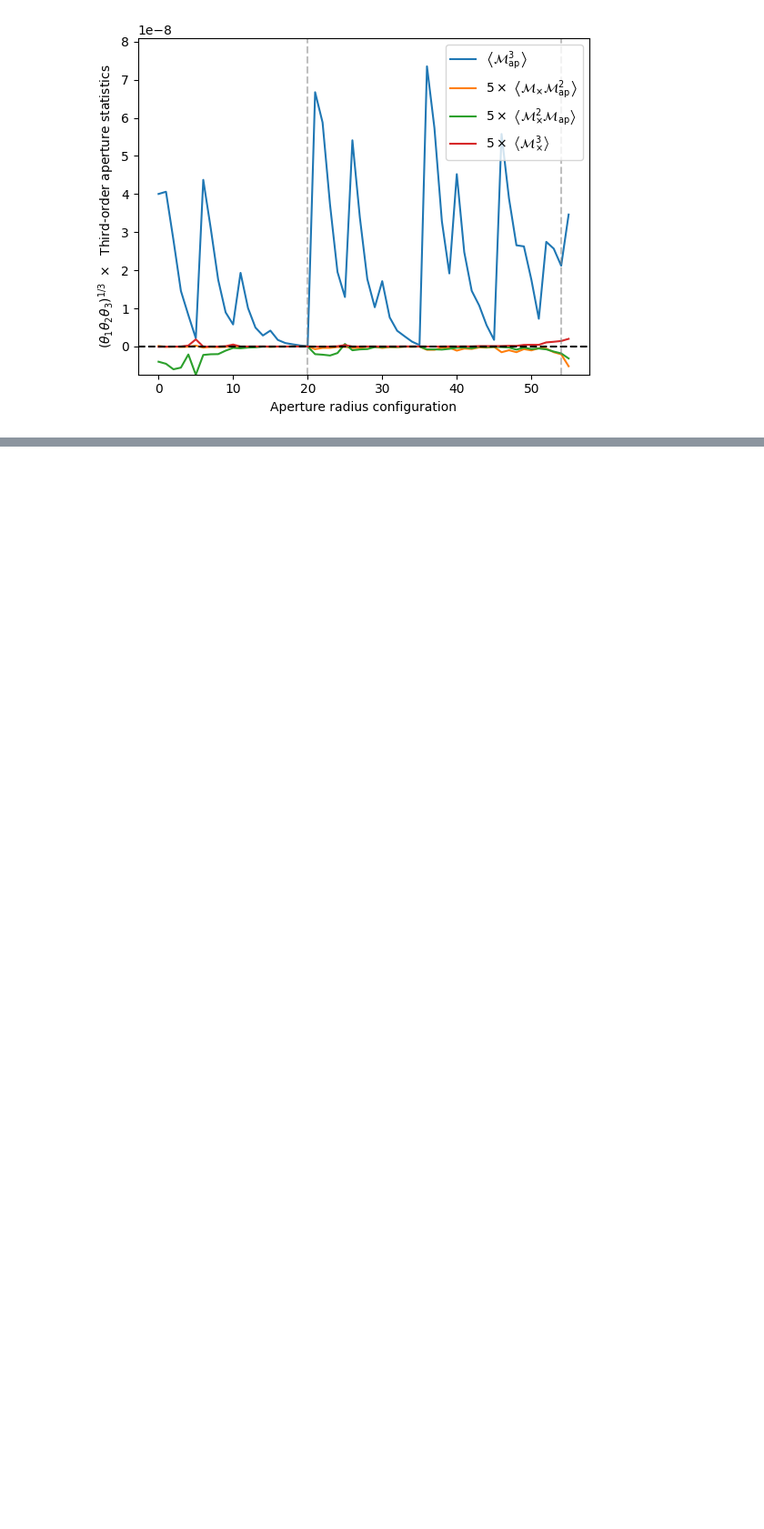
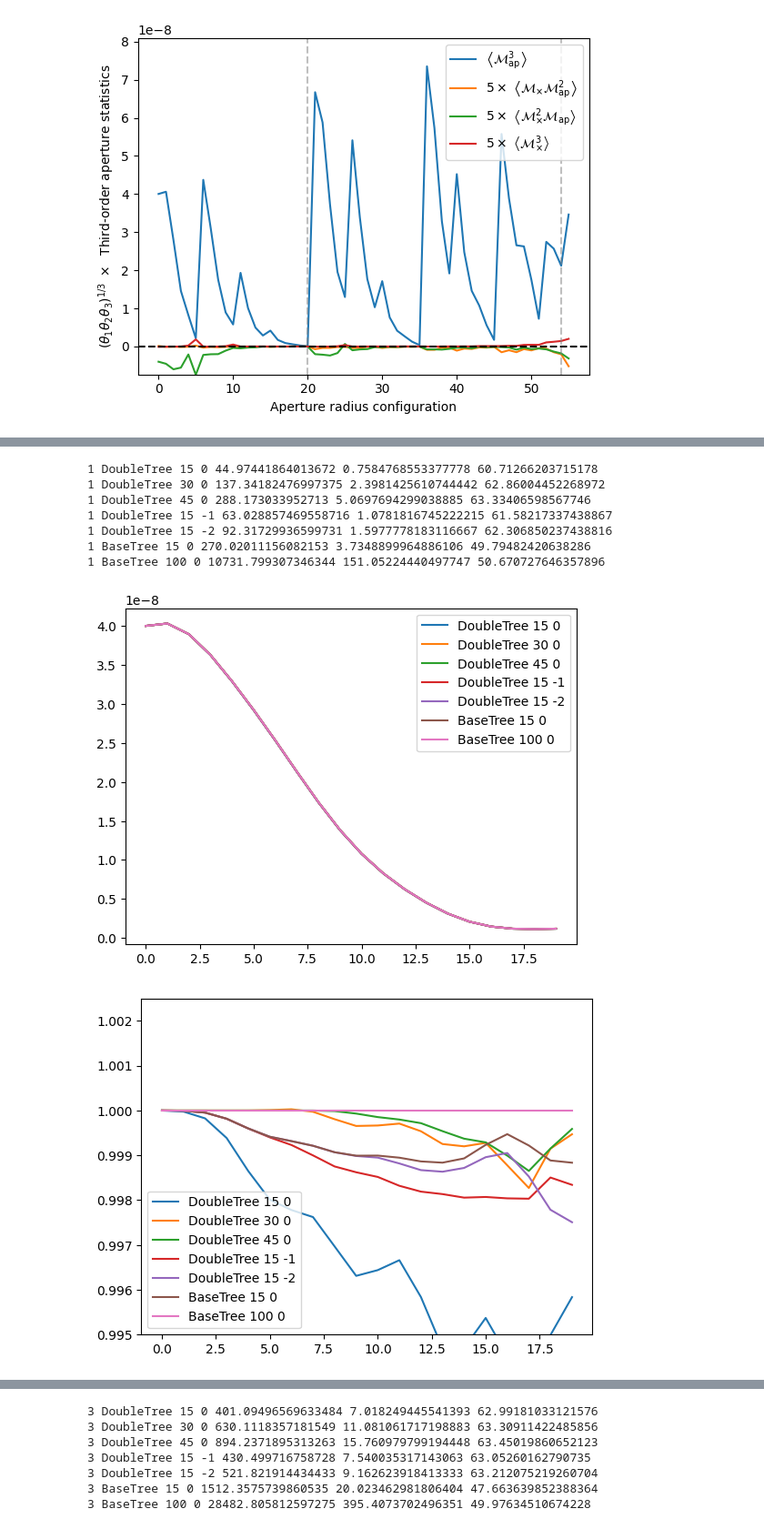
Before and after one commit to lporth93/orpheus, a Jupyter notebook: docs/source/notebooks/GGG_tutorial_basic.ipynb, the cells around one changed output, grey strips where cells are left out. Shown at 91% size. Drawn from its saved outputs; the diff is of its cells as text; code cells hidden in the pictures; blank space fills up the shorter version.

```diff
--- a/docs/source/notebooks/GGG_tutorial_basic.ipynb
+++ b/docs/source/notebooks/GGG_tutorial_basic.ipynb
@@ -163,0 +279,51 @@ plt.show()
+# %%
+ntomobins = [1,3,6]
+setups = {'method'         :["DoubleTree",  "DoubleTree",  "DoubleTree",    "DoubleTree",   "DoubleTree",   "DoubleTree",   "BaseTree",    "BaseTree"   ],
+          "rmin_pixsize"   :[15,            30,             45,             15,             15,             15,             15,            100          ],
+          "resoshift_leafs":[0,             0,              0,              -1,             -2,             2,              0,             0            ]}
+
+setups = {'method'         :["DoubleTree",  "DoubleTree",  "DoubleTree",    "DoubleTree",   "DoubleTree",    "BaseTree",    "BaseTree"   ],
+          "rmin_pixsize"   :[15,            30,             45,             15,             15,               15,            100          ],
+          "resoshift_leafs":[0,             0,              0,              -1,             -2,               0,             0            ]}
+
+base_save="/vol/euclidraid5/data/lporth/EuclidDR1/MeasurmentPaperData/EstimatorSetupTests/"
+
+results = {}
+nsetups = len(setups['method'])
+for ntomo in ntomobins:
+    results[ntomo] = {}
+    for elsetup in range(nsetups):
+        method=setups["method"][elsetup]
+        rmin_pixsize=setups["rmin_pixsize"][elsetup]
+        resoshift_leafs=setups["resoshift_leafs"][elsetup]
+        results[ntomo][elsetup] = np.load(base_save+"orphsetuptest_slicslos1_%izbins_%s_rminpixsize%i_resoshiftleafs%i.npz"%(ntomo,method,rmin_pixsize,resoshift_leafs))
+        print(ntomo,method,rmin_pixsize,resoshift_leafs,results[ntomo][elsetup]['time'],results[ntomo][elsetup]['ptime']/3600,results[ntomo][elsetup]['ptime']/results[ntomo][elsetup]['time'])
+    ""
+    for elsetup in range(nsetups):
+        plt.plot(results[ntomo][elsetup]['Map3'][0].flatten(),label="%s %i %i"%(
+            setups["method"][elsetup],setups["rmin_pixsize"][elsetup],setups["resoshift_leafs"][elsetup]))
+    plt.legend()
+    plt.show()
+    for elsetup in range(nsetups):
+        plt.plot(results[ntomo][elsetup]['Map3'][0].flatten()/results[ntomo][nsetups-1]['Map3'][0].flatten(),label="%s %i %i"%(
+            setups["method"][elsetup],setups["rmin_pixsize"][elsetup],setups["resoshift_leafs"][elsetup]))
+    plt.ylim(.995,1.0025)
+    plt.legend()
+    plt.show()
+    for elsetup in range(nsetups):
+        plt.plot(results[ntomo][elsetup]['Map3_multi'][0].flatten()/results[ntomo][nsetups-1]['Map3_multi'][0].flatten(),label="%s %i %i"%(
+            setups["method"][elsetup],setups["rmin_pixsize"][elsetup],setups["resoshift_leafs"][elsetup]))
+        plt.ylim(.985,1.005)
+        plt.legend()
+        plt.show()
+    ""
+# %% [output]
+1 DoubleTree 15 0 44.97441864013672 0.7584768553377778 60.71266203715178
+1 DoubleTree 30 0 137.34182476997375 2.3981425610744442 62.86004452268972
+1 DoubleTree 45 0 288.173033952713 5.0697694299038885 63.33406598567746
+1 DoubleTree 15 -1 63.028857469558716 1.0781816745222215 61.58217337438867
+1 DoubleTree 15 -2 92.31729936599731 1.5977778183116667 62.306850237438816
+1 BaseTree 15 0 270.02011156082153 3.7348899964886106 49.79482420638286
+1 BaseTree 100 0 10731.799307346344 151.05224440497747 50.670727646357896
+[figure, added]
+[figure, added]
@@ -163,0 +337,7 @@ plt.show()
+3 DoubleTree 15 0 401.09496569633484 7.018249445541393 62.99181033121576
+3 DoubleTree 30 0 630.1118357181549 11.081061717198883 63.30911422485856
+3 DoubleTree 45 0 894.2371895313263 15.760979799194448 63.45019860652123
+3 DoubleTree 15 -1 430.499716758728 7.540035317143063 63.05260162790735
+3 DoubleTree 15 -2 521.821914434433 9.162623918413333 63.212075219260704
+3 BaseTree 15 0 1512.3575739860535 20.023462981806404 47.663639852388364
+3 BaseTree 100 0 28482.805812597275 395.4073702496351 49.97634510674228
```
Also changed, not shown: parts of 31 cells of this notebook, 12 other files.
